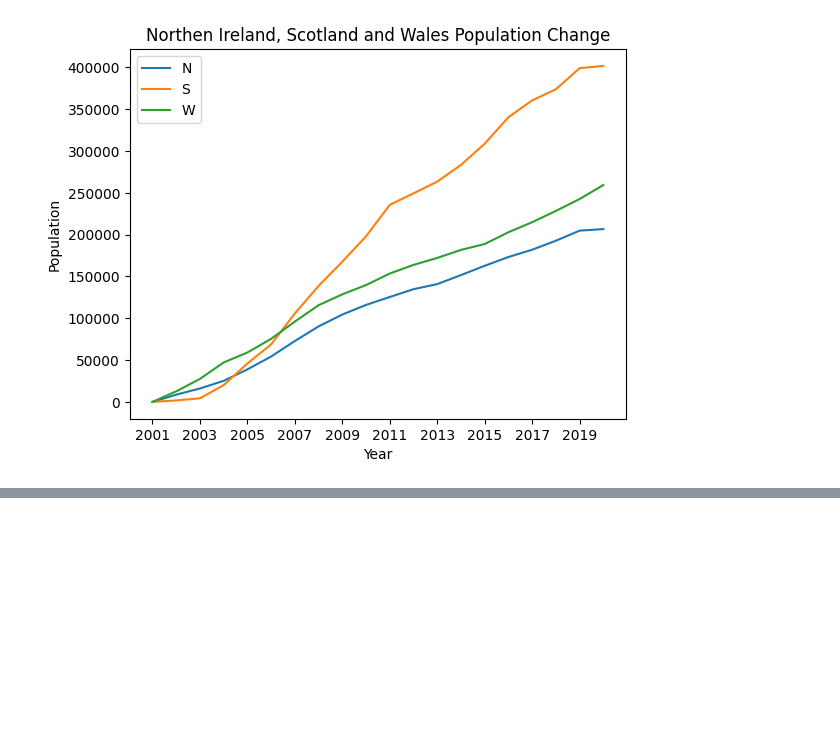
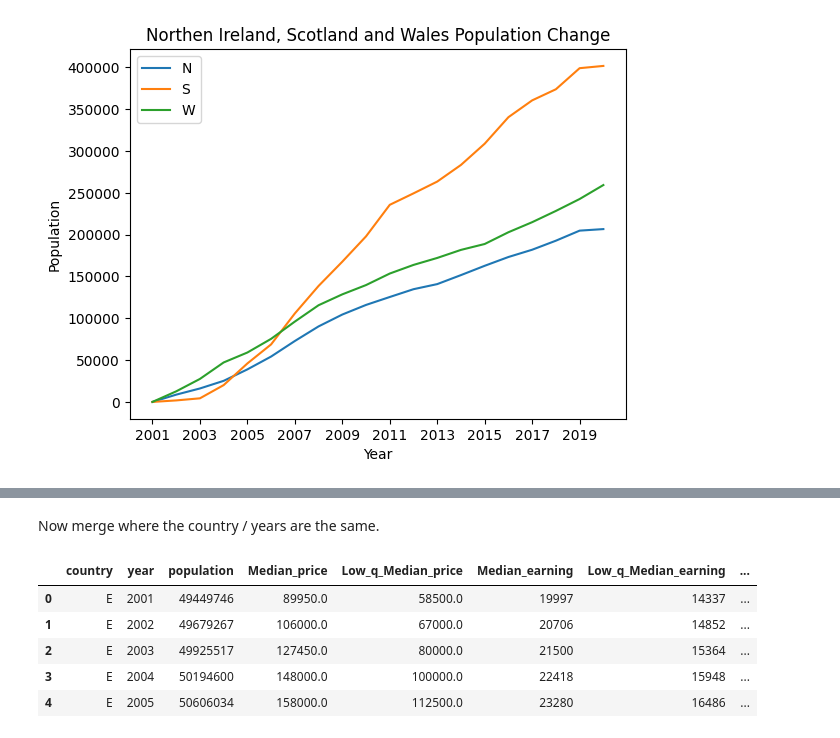
Before and after one commit to qa21336/HousingStatisticsAnalysis-, a Jupyter notebook: src/populationDataWrangling_mountDrive.ipynb, the cells around one changed output, grey strips where cells are left out. Drawn from its saved outputs; the diff is of its cells as text; code cells hidden in the pictures; blank space fills up the shorter version.

```diff
--- a/src/populationDataWrangling_mountDrive.ipynb
+++ b/src/populationDataWrangling_mountDrive.ipynb
@@ -199,0 +243,22 @@ Text(0, 0.5, 'Population')
+# %%
+# Get only England and Wales data
+engPriceToEarningsDf = priceToEarningsDf.loc[priceToEarningsDf["Name"] == "England "]
+walesPriceToEarningsDf = priceToEarningsDf.loc[priceToEarningsDf["Name"] == "Wales"]
+ewPriceToEarningsDf = pd.concat((engPriceToEarningsDf, walesPriceToEarningsDf), ignore_index=True)
+
+# We don't need area codes yet
+ewPriceToEarningsDf = ewPriceToEarningsDf.drop("Code", axis=1)
+
+# Change the dates in 'Year' to just the year
+ewYears = ewPriceToEarningsDf["Year"]
+newEwYears = list(map(lambda y: y.split("-")[0], ewYears))
+ewPriceToEarningsDf = ewPriceToEarningsDf.drop("Year", axis=1)
+ewPriceToEarningsDf.insert(1, "year", newEwYears)
+
+# Change 'Name' to 'Country' and use character naming
+ewCountries = ewPriceToEarningsDf["Name"]
+newEwCountries = list(map(lambda c: 'E' if(c == "England ") else 'W', ewCountries))
+ewPriceToEarningsDf = ewPriceToEarningsDf.drop("Name", axis=1)
+ewPriceToEarningsDf.insert(0, "country", newEwCountries)
+
+ewPriceToEarningsDf.head()
@@ -199,0 +272,12 @@ Text(0, 0.5, 'Population')
+# %% [markdown]
+Now merge where the country / years are the same.
+# %%
+popMergedDf = pd.merge(finalPopDf, ewPriceToEarningsDf, on=["country", "year"])
+popMergedDf.head()
+# %% [output]
+|  | country | year | population | Median_price | Low_q_Median_price | Median_earning | Low_q_Median_earning | ... |
+| 0 | E | 2001 | 49449746 | 89950.0 | 58500.0 | 19997 | 14337 | ... |
+| 1 | E | 2002 | 49679267 | 106000.0 | 67000.0 | 20706 | 14852 | ... |
+| 2 | E | 2003 | 49925517 | 127450.0 | 80000.0 | 21500 | 15364 | ... |
+| 3 | E | 2004 | 50194600 | 148000.0 | 100000.0 | 22418 | 15948 | ... |
+| 4 | E | 2005 | 50606034 | 158000.0 | 112500.0 | 23280 | 16486 | ... |
```
Also changed, not shown: parts of 9 cells of this notebook.
